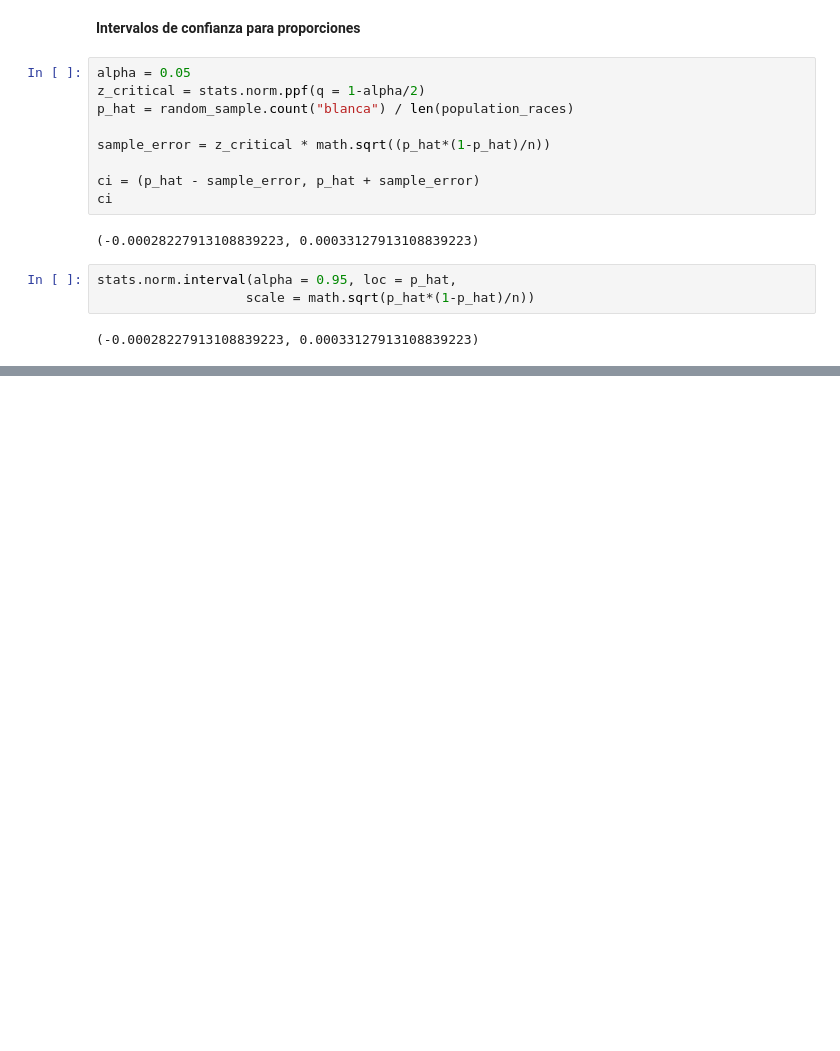
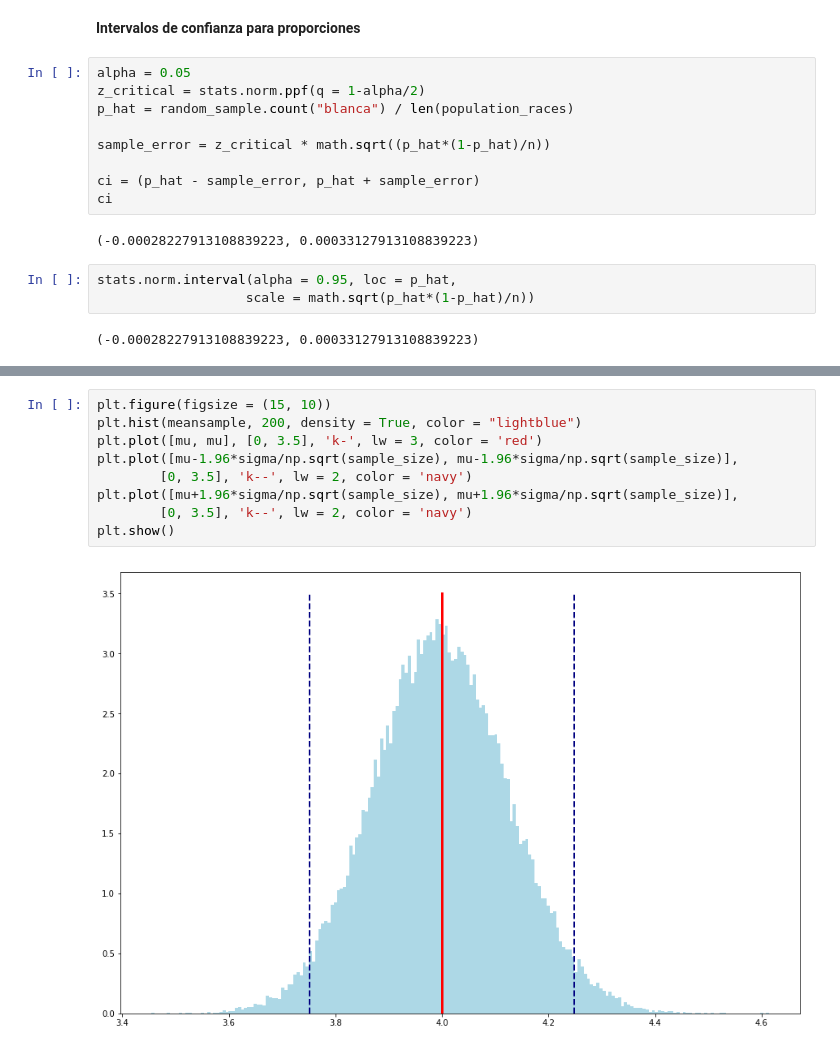
Before and after one commit to guiruha/Statistical-Inference-with-Python-R, a Jupyter notebook: Confidence_intervals.ipynb, the cells around one changed output, grey strips where cells are left out. Drawn from its saved outputs; the diff is of its cells as text; blank space fills up the shorter version.

```diff
--- a/Confidence_intervals.ipynb
+++ b/Confidence_intervals.ipynb
@@ -218,0 +241,11 @@ stats.norm.interval(alpha = 0.95, loc = p_hat,
+# %%
+plt.figure(figsize = (15, 10))
+plt.hist(meansample, 200, density = True, color = "lightblue")
+plt.plot([mu, mu], [0, 3.5], 'k-', lw = 3, color = 'red')
+plt.plot([mu-1.96*sigma/np.sqrt(sample_size), mu-1.96*sigma/np.sqrt(sample_size)],
+        [0, 3.5], 'k--', lw = 2, color = 'navy')
+plt.plot([mu+1.96*sigma/np.sqrt(sample_size), mu+1.96*sigma/np.sqrt(sample_size)],
+        [0, 3.5], 'k--', lw = 2, color = 'navy')
+plt.show()
+# %% [output]
+[figure, added]
```
Also changed, not shown: parts of 5 cells of this notebook, 4 other files.
